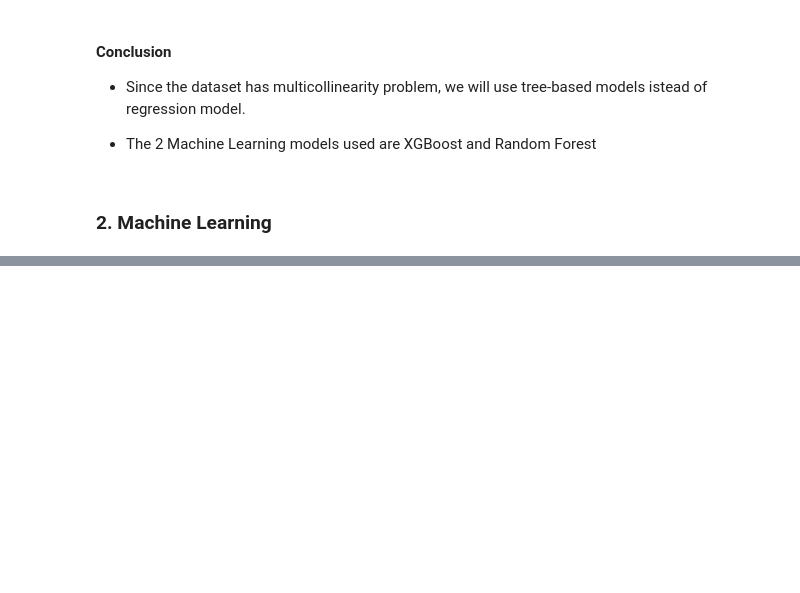
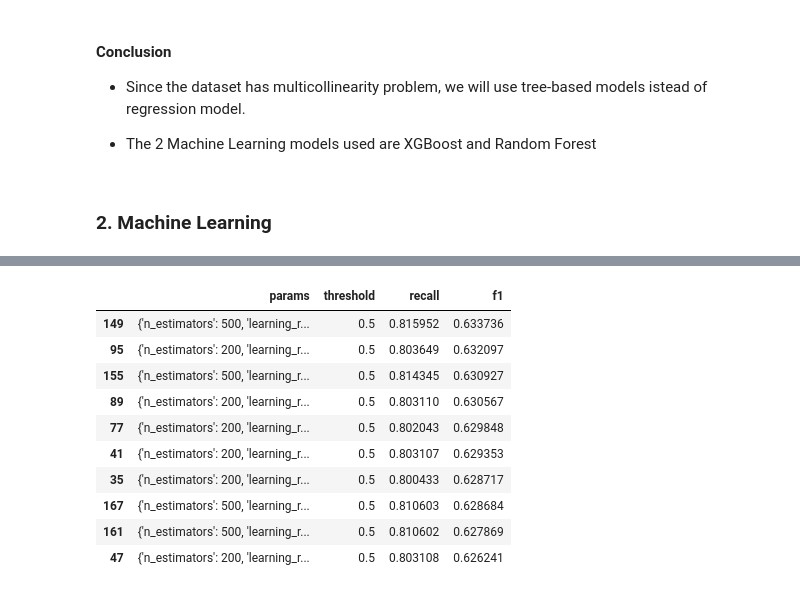
Before and after one commit to annguyenhuynh/AIT736-Team3, a Jupyter notebook: notebooks/churn_model.ipynb, the cells around one changed output, grey strips where cells are left out. Cells and saved outputs as stored; diff of their text form; code cells hidden in the pictures; blank space fills up the shorter version.

```diff
--- a/notebooks/EDA.ipynb
+++ b/notebooks/churn_model.ipynb
@@ -321,0 +497,8 @@ vif_data.sort_values("VIF", ascending=False)
+# %%
+df_results = pd.DataFrame(results)
+
+best_by_recall = df_results.sort_values("recall", ascending=False).head(1)
+best_by_f1 = df_results.sort_values("f1", ascending=False).head(1)
+
+print(best_by_recall)
+print(best_by_f1)
@@ -321,0 +530,14 @@ vif_data.sort_values("VIF", ascending=False)
+# %%
+df_results[(df_results["recall"] >= 0.80)].sort_values("f1", ascending=False).head(10)
+# %% [output]
+|  | params | threshold | recall | f1 |
+| 149 | {'n_estimators': 500, 'learning_r... | 0.5 | 0.815952 | 0.633736 |
+| 95 | {'n_estimators': 200, 'learning_r... | 0.5 | 0.803649 | 0.632097 |
+| 155 | {'n_estimators': 500, 'learning_r... | 0.5 | 0.814345 | 0.630927 |
+| 89 | {'n_estimators': 200, 'learning_r... | 0.5 | 0.803110 | 0.630567 |
+| 77 | {'n_estimators': 200, 'learning_r... | 0.5 | 0.802043 | 0.629848 |
+| 41 | {'n_estimators': 200, 'learning_r... | 0.5 | 0.803107 | 0.629353 |
+| 35 | {'n_estimators': 200, 'learning_r... | 0.5 | 0.800433 | 0.628717 |
+| 167 | {'n_estimators': 500, 'learning_r... | 0.5 | 0.810603 | 0.628684 |
+| 161 | {'n_estimators': 500, 'learning_r... | 0.5 | 0.810602 | 0.627869 |
+| 47 | {'n_estimators': 200, 'learning_r... | 0.5 | 0.803108 | 0.626241 |
```
Also changed, not shown: parts of 29 cells of this notebook, 9 other files.
